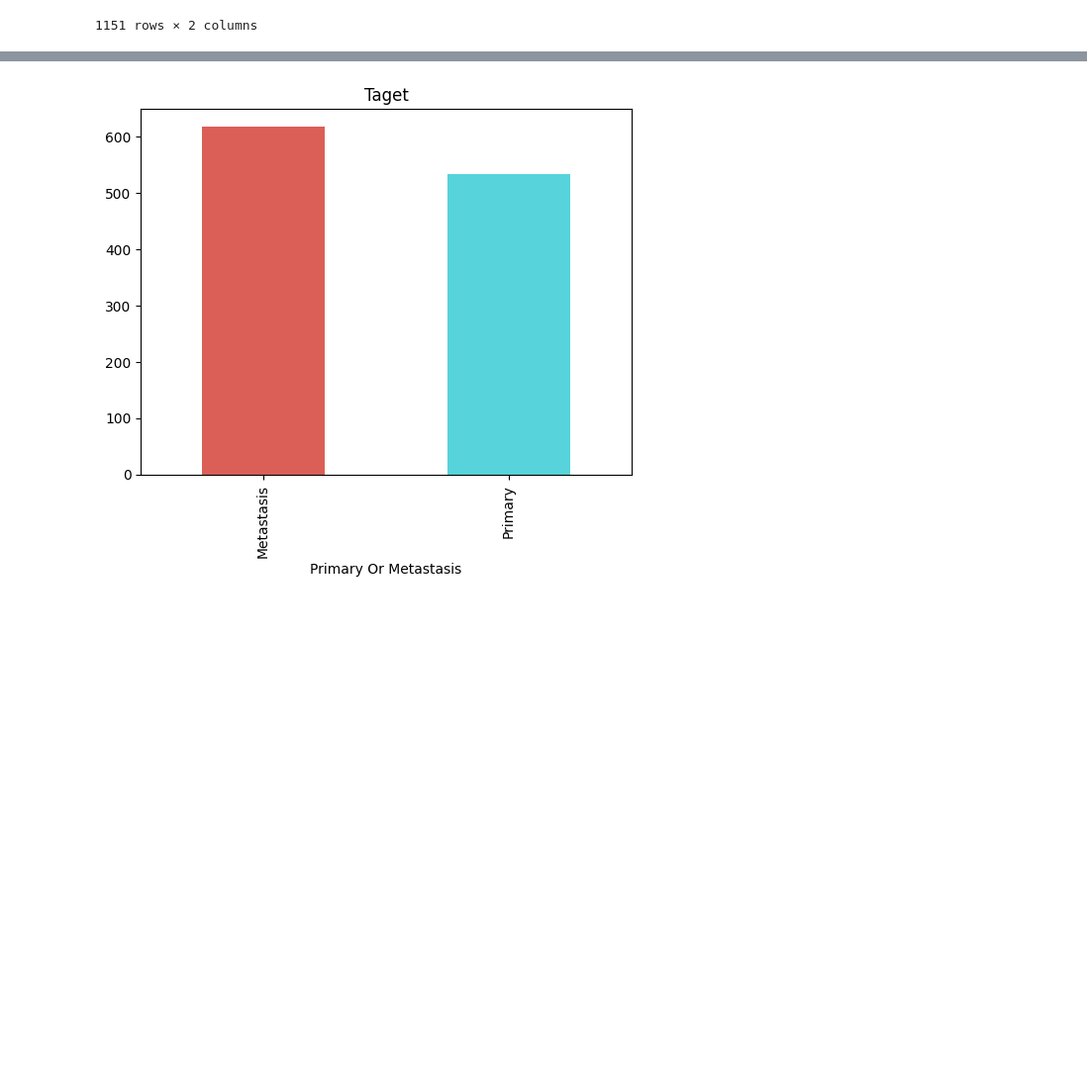
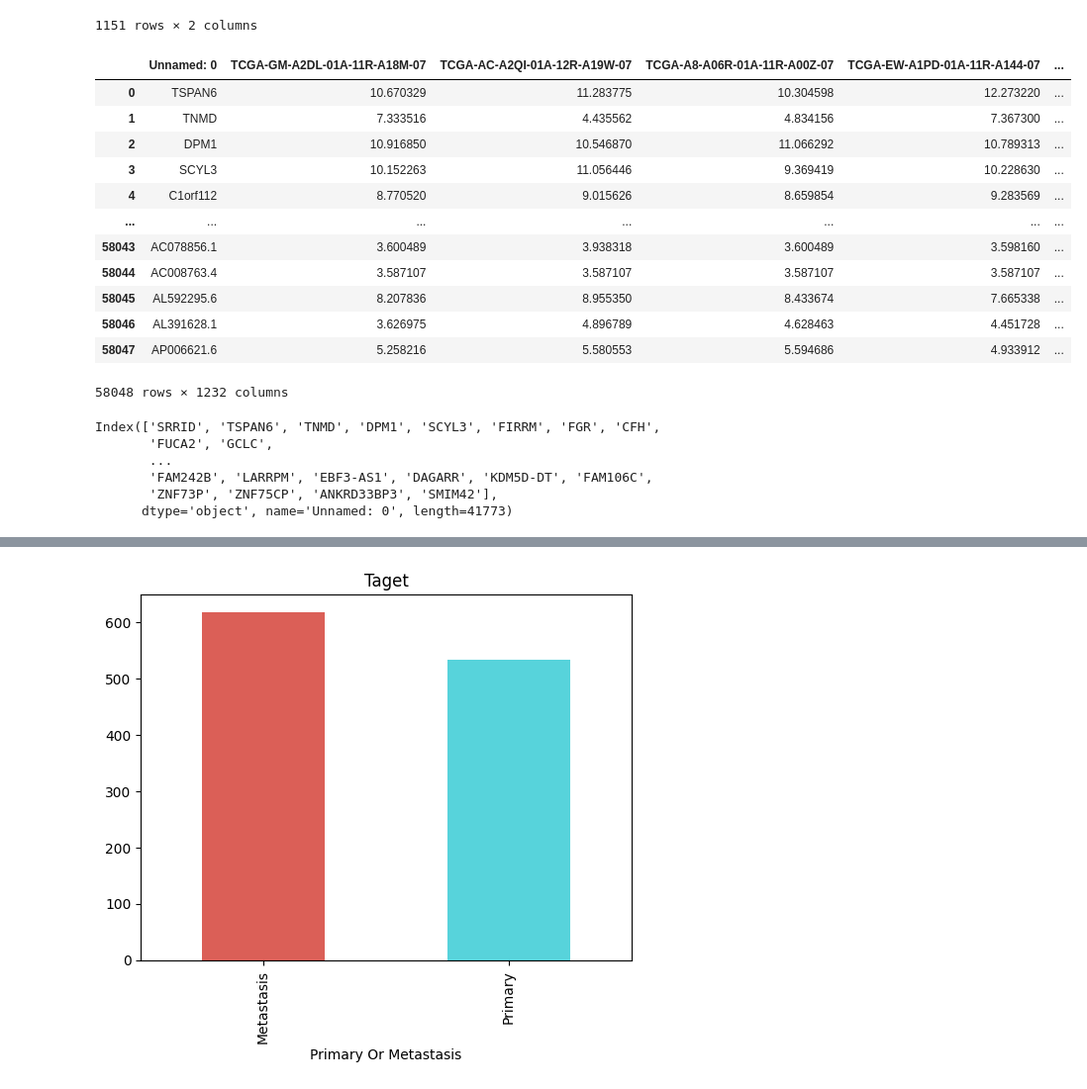
Before and after one commit to pauljo13/Metastasis_Predictive_modelling, a Jupyter notebook: code/Metastasis.ipynb, the cells around one changed output, grey strips where cells are left out. Shown at 99% size. Cells and saved outputs as stored; diff of their text form; code cells hidden in the pictures; blank space fills up the shorter version.

```diff
--- a/code/Metastasis.ipynb
+++ b/code/Metastasis.ipynb
@@ -118,3 +118,28 @@ pheno_df[["SRRID","Primary Or Metastasis"]]
 | 1149 | SRR19732850 | Metastasis |
 | 1150 | SRR19732852 | Primary |
 1151 rows × 2 columns
+# %%
+gene_df = pd.read_csv("/Users/knu_cgl1/Desktop/Gene data/Cancer/BRCA_count.csv")
+# %% [output]
+|  | Unnamed: 0 | TCGA-GM-A2DL-01A-11R-A18M-07 | TCGA-AC-A2QI-01A-12R-A19W-07 | TCGA-A8-A06R-01A-11R-A00Z-07 | TCGA-EW-A1PD-01A-11R-A144-07 | ... |
+| 0 | TSPAN6 | 10.670329 | 11.283775 | 10.304598 | 12.273220 | ... |
+| 1 | TNMD | 7.333516 | 4.435562 | 4.834156 | 7.367300 | ... |
+| 2 | DPM1 | 10.916850 | 10.546870 | 11.066292 | 10.789313 | ... |
+| 3 | SCYL3 | 10.152263 | 11.056446 | 9.369419 | 10.228630 | ... |
+| 4 | C1orf112 | 8.770520 | 9.015626 | 8.659854 | 9.283569 | ... |
+| ... | ... | ... | ... | ... | ... | ... |
+| 58043 | AC078856.1 | 3.600489 | 3.938318 | 3.600489 | 3.598160 | ... |
+| 58044 | AC008763.4 | 3.587107 | 3.587107 | 3.587107 | 3.587107 | ... |
+| 58045 | AL592295.6 | 8.207836 | 8.955350 | 8.433674 | 7.665338 | ... |
+| 58046 | AL391628.1 | 3.626975 | 4.896789 | 4.628463 | 4.451728 | ... |
+| 58047 | AP006621.6 | 5.258216 | 5.580553 | 5.594686 | 4.933912 | ... |
+58048 rows × 1232 columns
+# %%
+df_clen.columns
+# %% [output]
+Index(['SRRID', 'TSPAN6', 'TNMD', 'DPM1', 'SCYL3', 'FIRRM', 'FGR', 'CFH',
+       'FUCA2', 'GCLC',
+       ...
+       'FAM242B', 'LARRPM', 'EBF3-AS1', 'DAGARR', 'KDM5D-DT', 'FAM106C',
+       'ZNF73P', 'ZNF75CP', 'ANKRD33BP3', 'SMIM42'],
+      dtype='object', name='Unnamed: 0', length=41773)
```
Also changed, not shown: parts of 34 cells of this notebook.
